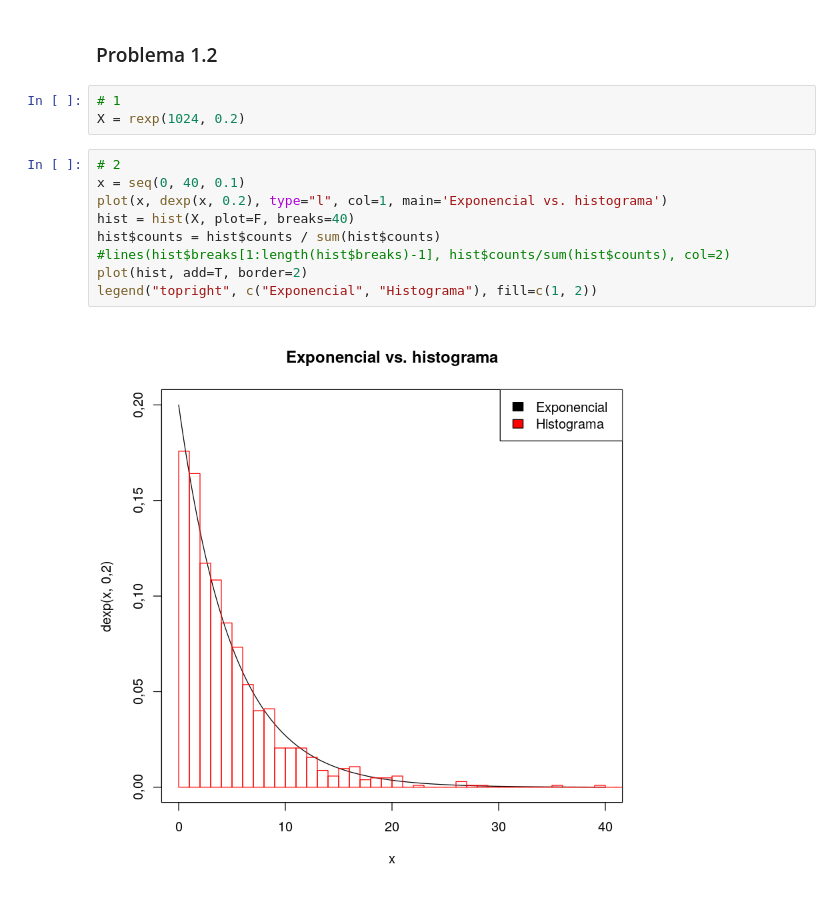
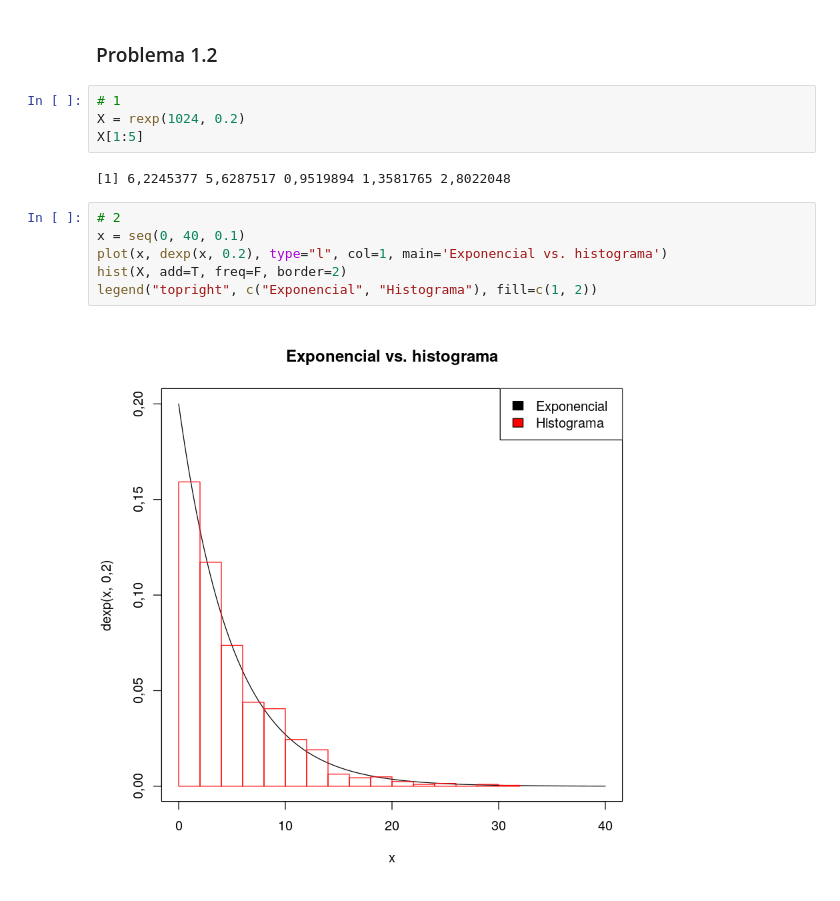
Before and after one commit to lucasresck/Quantitative-Finance, a Jupyter notebook: list_1.ipynb, the cells around one changed output. Saved outputs shown, nothing was run; the diff lists cells and outputs as text.

```diff
--- a/list_1.ipynb
+++ b/list_1.ipynb
@@ -29,17 +34,17 @@ legend("topleft", c("F1", "F2"), fill=c(1, 2))
 # %%
 # 1
 X = rexp(1024, 0.2)
+X[1:5]
+# %% [output]
+[1] 6,2245377 5,6287517 0,9519894 1,3581765 2,8022048
 # %%
 # 2
 x = seq(0, 40, 0.1)
 plot(x, dexp(x, 0.2), type="l", col=1, main='Exponencial vs. histograma')
-hist = hist(X, plot=F, breaks=40)
-hist$counts = hist$counts / sum(hist$counts)
-#lines(hist$breaks[1:length(hist$breaks)-1], hist$counts/sum(hist$counts), col=2)
-plot(hist, add=T, border=2)
+hist(X, add=T, freq=F, border=2)
 legend("topright", c("Exponencial", "Histograma"), fill=c(1, 2))
 # %% [output]
-[figure, old version]
+[figure, new version]
 # %%
 # 3
 x = seq(0, 40, 0.1)
```
Also changed, not shown: parts of 13 cells of this notebook.
